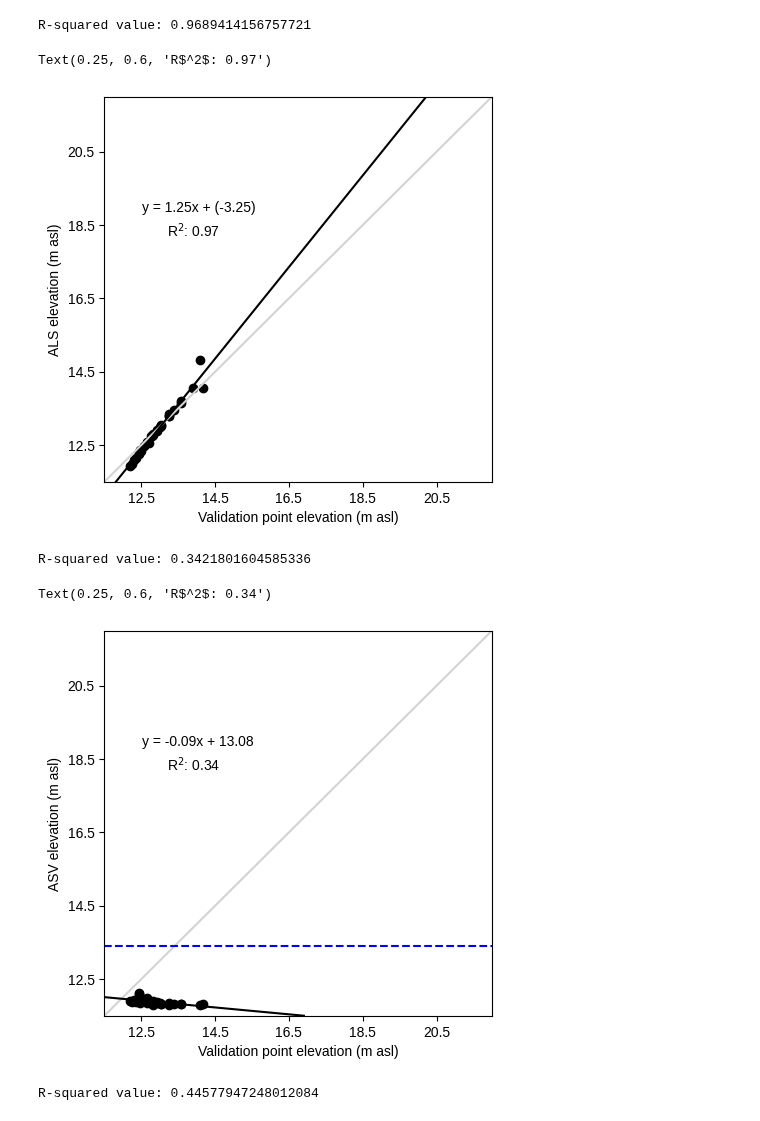
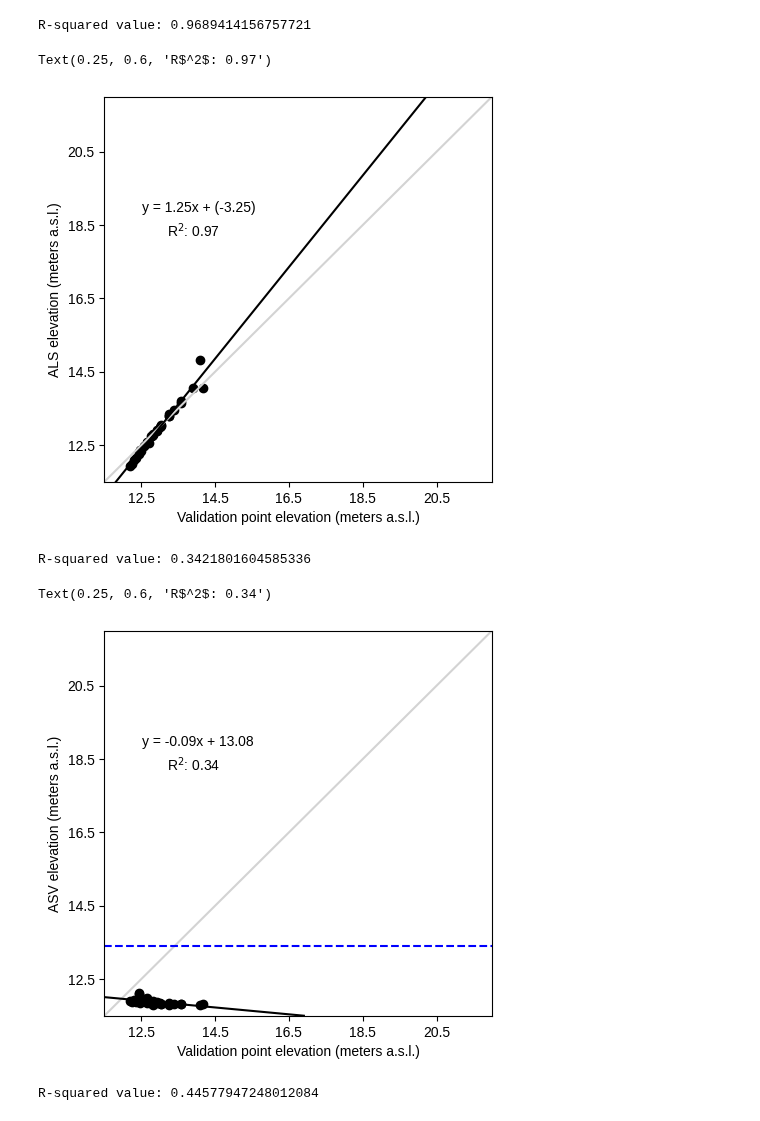
Before and after one commit to susannakukka/bathymetric-model-analysis, a Jupyter notebook: notebooks/error_assessments_and_model_correlations.ipynb, the cells around one changed output. Cells and saved outputs as stored; diff of their text form; code cells hidden in the pictures.

```diff
--- a/notebooks/error_assessments_and_model_correlations.ipynb
+++ b/notebooks/error_assessments_and_model_correlations.ipynb
@@ -737,31 +737,31 @@ R-squared value: 0.9689414156757721
 # %%
 predict = model.predict(x)
 r2 = regression_estimators.r_sq(model=model, x=x, y=y)
 
 fig, ax = plt.subplots(figsize=(5,5))
 
 #regression part
 intercept = regression_estimators.interc(model=model)
 slope = regression_estimators.coeff(model=model)
 
 #ax.set_title('Utsjoki ALS elevation correlation')
-ax.set_xlabel("Validation point elevation (m asl)")
-ax.set_ylabel("ALS elevation (m asl)")
+ax.set_xlabel("Validation point elevation (meters a.s.l.)")
+ax.set_ylabel("ALS elevation (meters a.s.l.)")
 
 setup_nuorgam_validation_ax(ax)
 
 #ax.plot(x, predict, color='#B37700', linestyle='--', zorder=0)
 ax.plot([0, 1], [0, 1], transform=ax.transAxes, color='lightgrey', linestyle='-')
 ax.scatter(x, y, color='black', zorder=1)
 # plot fitted y = m*x + b
 ax.axline(xy1=(0, intercept), slope=slope, color='black', linestyle='-')
 #fit_eqn = f'$y = {slope:.2f}x{intercept:+.2f}$'
 fit_eqn2 = "y = {:4.2f}x + ({:4.2f})".format(slope, intercept)
 
 fig.text(0.2, 0.65, fit_eqn2, fontsize=10)
 fig.text(0.25, 0.60, f'R$^2$: {round(r2, 2)}', fontsize=10)
 # %% [output]
 Text(0.25, 0.6, 'R$^2$: 0.97')
-[figure, old version]
+[figure, new version]
 # %%
 # save as png
@@ -788,8 +788,8 @@ intercept = regression_estimators.interc(model=model)
 slope = regression_estimators.coeff(model=model)
 
 #ax.set_title('Utsjoki ALS elevation correlation')
-ax.set_xlabel("Validation point elevation (m asl)")
-ax.set_ylabel("ASV elevation (m asl)")
+ax.set_xlabel("Validation point elevation (meters a.s.l.)")
+ax.set_ylabel("ASV elevation (meters a.s.l.)")
 
 setup_nuorgam_validation_ax(ax)
 
@@ -806,7 +806,7 @@ fig.text(0.2, 0.65, fit_eqn2, fontsize=10)
 fig.text(0.25, 0.60, f'R$^2$: {round(r2, 2)}', fontsize=10)
 # %% [output]
 Text(0.25, 0.6, 'R$^2$: 0.34')
-[figure, old version]
+[figure, new version]
 # %%
 # save as png
 #plotting.save_plot(fig=fig, name='nuorgam_asv_validation_correlation_v2', dpi=600)
```
Also changed, not shown: parts of 10 cells of this notebook, 4 other files.
